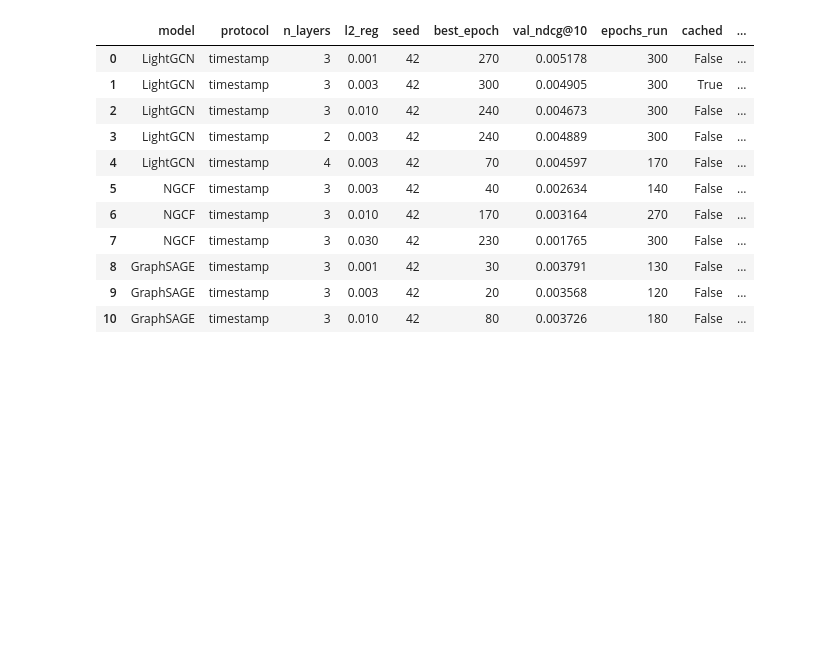
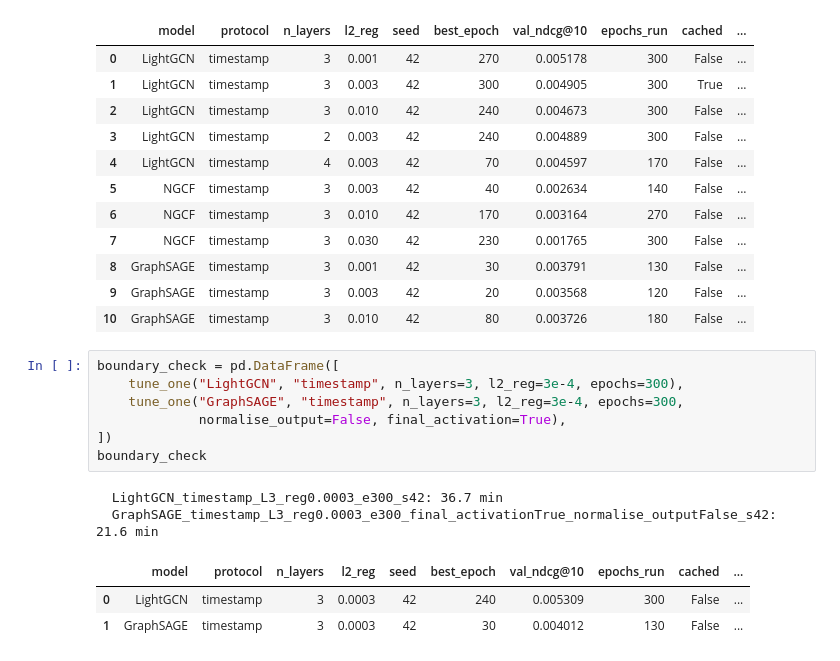
Before and after one commit to ErjonXhani/gnn-recommender-dissertation, a Jupyter notebook: notebooks/10_hyperparameter_tuning.ipynb, the cells around one changed output. Cells and saved outputs as stored; diff of their text form; blank space fills up the shorter version.

Commit message:
extend timestamp regularisation search

```diff
--- a/notebooks/10_hyperparameter_tuning.ipynb
+++ b/notebooks/10_hyperparameter_tuning.ipynb
@@ -760,3 +760,16 @@ timestamp_tuning
 | 8 | GraphSAGE | timestamp | 3 | 0.001 | 42 | 30 | 0.003791 | 130 | False | ... |
 | 9 | GraphSAGE | timestamp | 3 | 0.003 | 42 | 20 | 0.003568 | 120 | False | ... |
 | 10 | GraphSAGE | timestamp | 3 | 0.010 | 42 | 80 | 0.003726 | 180 | False | ... |
+# %%
+boundary_check = pd.DataFrame([
+    tune_one("LightGCN", "timestamp", n_layers=3, l2_reg=3e-4, epochs=300),
+    tune_one("GraphSAGE", "timestamp", n_layers=3, l2_reg=3e-4, epochs=300,
+             normalise_output=False, final_activation=True),
+])
+boundary_check
+# %% [output]
+  LightGCN_timestamp_L3_reg0.0003_e300_s42: 36.7 min
+  GraphSAGE_timestamp_L3_reg0.0003_e300_final_activationTrue_normalise_outputFalse_s42: 21.6 min
+|  | model | protocol | n_layers | l2_reg | seed | best_epoch | val_ndcg@10 | epochs_run | cached | ... |
+| 0 | LightGCN | timestamp | 3 | 0.0003 | 42 | 240 | 0.005309 | 300 | False | ... |
+| 1 | GraphSAGE | timestamp | 3 | 0.0003 | 42 | 30 | 0.004012 | 130 | False | ... |
```
Also changed, not shown: 2 other files.
